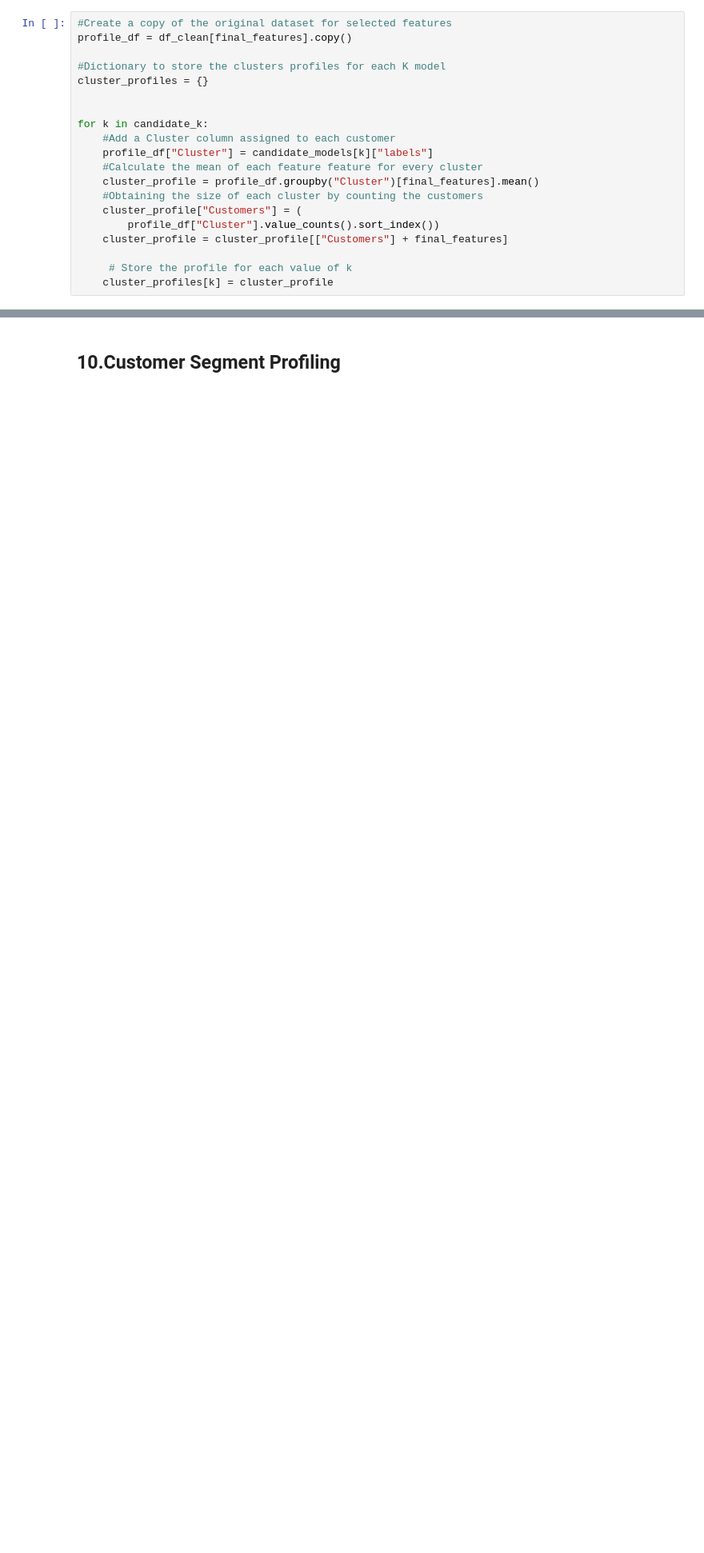
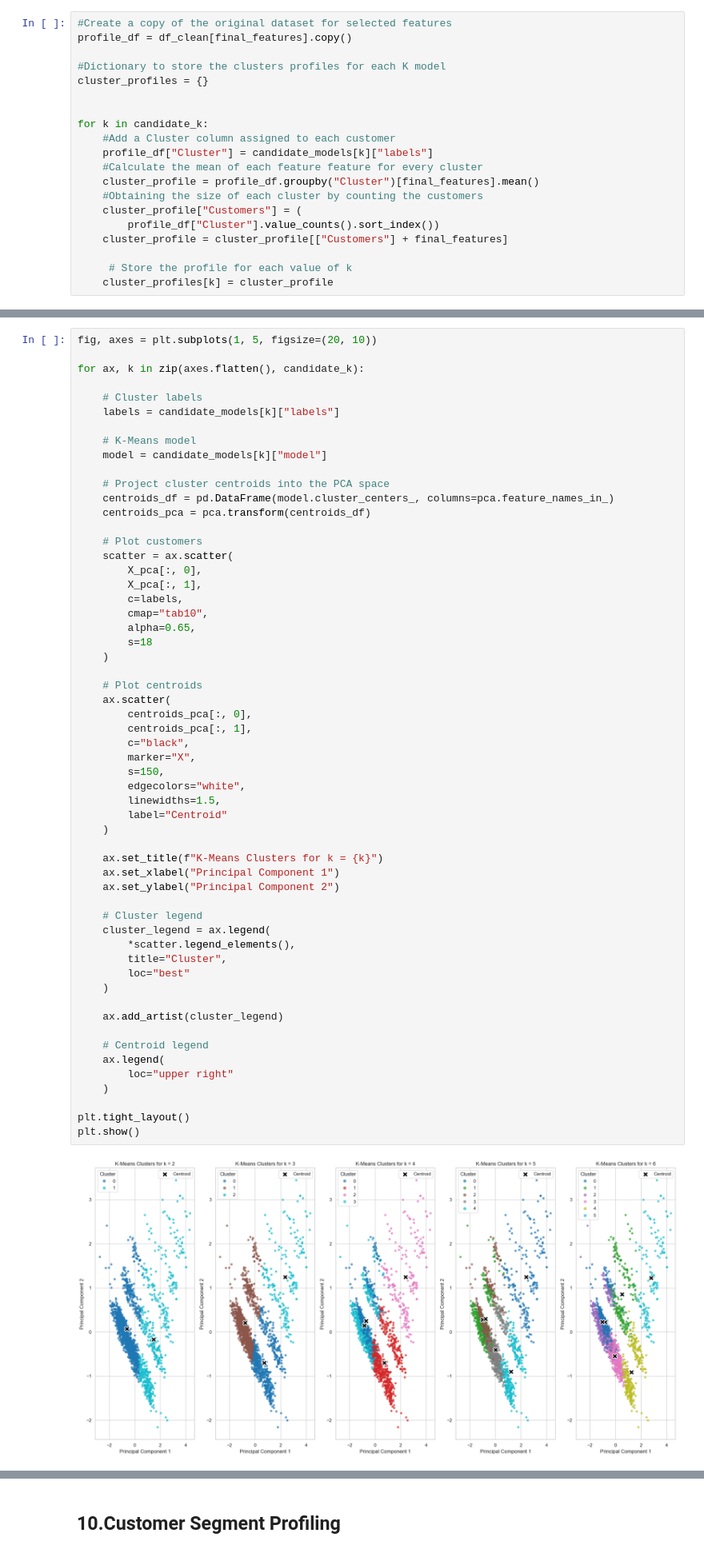
Before and after one commit to fridacarbajalordonez/customer-segmentation-kmeans, a Jupyter notebook: notebooks/customer_segmentation.ipynb, the cells around one changed output, grey strips where cells are left out. Shown at 80% size. Cells and saved outputs as stored; diff of their text form; blank space fills up the shorter version.

Commit message:
Data lading

```diff
--- a/notebooks/customer_segmentation.ipynb
+++ b/notebooks/customer_segmentation.ipynb
@@ -1627,0 +1770,59 @@ plt.show()
+# %%
+fig, axes = plt.subplots(1, 5, figsize=(20, 10))
+
+for ax, k in zip(axes.flatten(), candidate_k):
+
+    # Cluster labels
+    labels = candidate_models[k]["labels"]
+
+    # K-Means model
+    model = candidate_models[k]["model"]
+
+    # Project cluster centroids into the PCA space
+    centroids_df = pd.DataFrame(model.cluster_centers_, columns=pca.feature_names_in_)
+    centroids_pca = pca.transform(centroids_df)
+
+    # Plot customers
+    scatter = ax.scatter(
+        X_pca[:, 0],
+        X_pca[:, 1],
+        c=labels,
+        cmap="tab10",
+        alpha=0.65,
+        s=18
+    )
+
+    # Plot centroids
+    ax.scatter(
+        centroids_pca[:, 0],
+        centroids_pca[:, 1],
+        c="black",
+        marker="X",
+        s=150,
+        edgecolors="white",
+        linewidths=1.5,
+        label="Centroid"
+    )
+
+    ax.set_title(f"K-Means Clusters for k = {k}")
+    ax.set_xlabel("Principal Component 1")
+    ax.set_ylabel("Principal Component 2")
+
+    # Cluster legend
+    cluster_legend = ax.legend(
+        *scatter.legend_elements(),
+        title="Cluster",
+        loc="best"
+    )
+
+    ax.add_artist(cluster_legend)
+
+    # Centroid legend
+    ax.legend(
+        loc="upper right"
+    )
+
+plt.tight_layout()
+plt.show()
+# %% [output]
+[figure, added]
```
Also changed, not shown: parts of 22 cells of this notebook.
